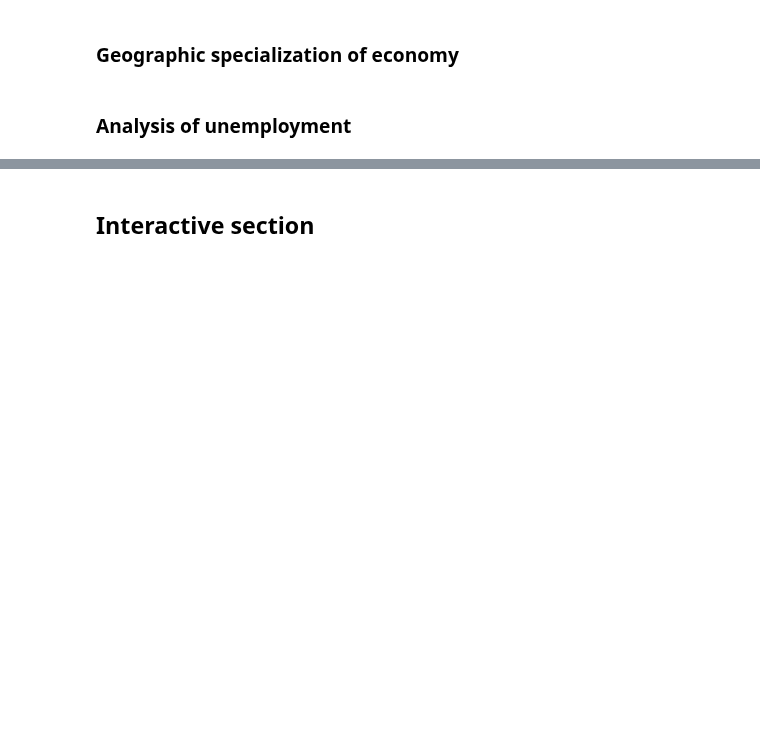
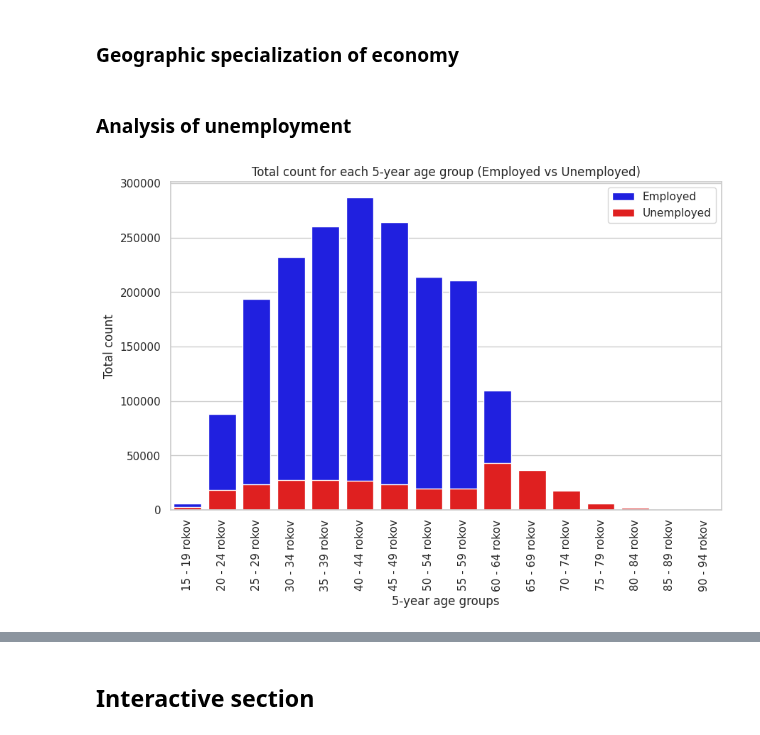
Before and after one commit to AndruKP/mathprofi-education, a Jupyter notebook: education_aggregate.ipynb, the cells around one changed output, grey strips where cells are left out. Drawn from its saved outputs; the diff is of its cells as text; code cells hidden in the pictures; blank space fills up the shorter version.

```diff
--- a/education_aggregate.ipynb
+++ b/education_aggregate.ipynb
@@ -369,2 +367,32 @@ plt.show()
+# %%
+def calculate_counts(data):
+    return data.groupby('year_5_age_groups').agg({
+        'ISCO_occupation': lambda x: x.isna().sum(),
+        'count': 'sum'
+    }).rename(columns={'ISCO_occupation': 'NaN count', 'count': 'Total count'}).reset_index()
 # %%
-# TODO: someone's graph (barplot idk)
+nan_age_groups = table_047_SR[table_047_SR['ISCO_occupation'] == 'nezistené']
+not_nan_age_groups = table_047_SR[table_047_SR['ISCO_occupation'] != 'nezistené']
+
+unemployed_table = calculate_counts(nan_age_groups)
+employed_table = calculate_counts(not_nan_age_groups)
+
+merged_table = pd.merge(employed_table, unemployed_table, on='year_5_age_groups', suffixes=('_employed', '_unemployed'))
+# %%
+sns.set_style("whitegrid")
+sns.set_context("notebook")
+plt.figure(figsize=(10, 6))
+
+sns.barplot(x='year_5_age_groups', y='Total count_employed', data=merged_table, color='blue', label='Employed')
+sns.barplot(x='year_5_age_groups', y='Total count_unemployed', data=merged_table, color='red', label='Unemployed')
+
+plt.xticks(rotation='vertical')
+plt.xlabel('5-year age groups')
+plt.ylabel('Total count')
+plt.title('Total count for each 5-year age group (Employed vs Unemployed)')
+plt.legend()
+
+plt.savefig('Total_count_Employed_vs_Unemployed.png')
+plt.show()
+# %% [output]
+[figure, added]
```
Also changed, not shown: parts of 9 cells of this notebook.
